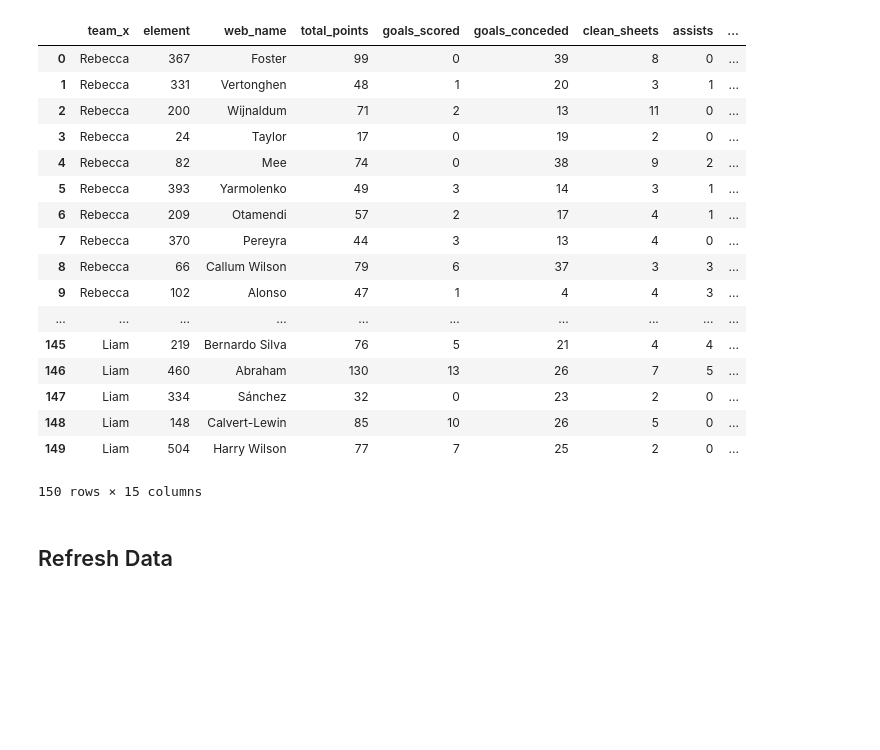
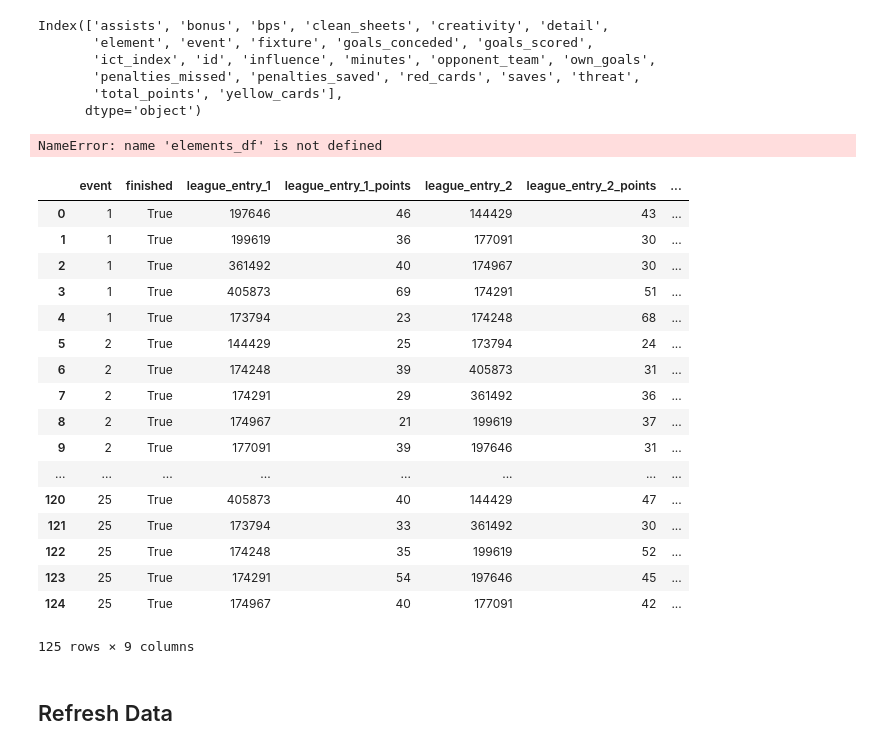
Before and after one commit to leej11/fpl_draft_league, a Jupyter notebook: notebooks/individual_players.ipynb, the cells around one changed output. Cells and saved outputs as stored; diff of their text form; code cells hidden in the pictures; blank space fills up the shorter version.

```diff
--- a/notebooks/individual_players.ipynb
+++ b/notebooks/individual_players.ipynb
@@ -11,24 +11,39 @@ df = utils.get_team_players_data()
-# %%
-df
-# %% [output]
-|  | team_x | element | web_name | total_points | goals_scored | goals_conceded | clean_sheets | assists | ... |
-| 0 | Rebecca | 367 | Foster | 99 | 0 | 39 | 8 | 0 | ... |
-| 1 | Rebecca | 331 | Vertonghen | 48 | 1 | 20 | 3 | 1 | ... |
-| 2 | Rebecca | 200 | Wijnaldum | 71 | 2 | 13 | 11 | 0 | ... |
-| 3 | Rebecca | 24 | Taylor | 17 | 0 | 19 | 2 | 0 | ... |
-| 4 | Rebecca | 82 | Mee | 74 | 0 | 38 | 9 | 2 | ... |
-| 5 | Rebecca | 393 | Yarmolenko | 49 | 3 | 14 | 3 | 1 | ... |
-| 6 | Rebecca | 209 | Otamendi | 57 | 2 | 17 | 4 | 1 | ... |
-| 7 | Rebecca | 370 | Pereyra | 44 | 3 | 13 | 4 | 0 | ... |
-| 8 | Rebecca | 66 | Callum Wilson | 79 | 6 | 37 | 3 | 3 | ... |
-| 9 | Rebecca | 102 | Alonso | 47 | 1 | 4 | 4 | 3 | ... |
-| ... | ... | ... | ... | ... | ... | ... | ... | ... | ... |
-| 145 | Liam | 219 | Bernardo Silva | 76 | 5 | 21 | 4 | 4 | ... |
-| 146 | Liam | 460 | Abraham | 130 | 13 | 26 | 7 | 5 | ... |
-| 147 | Liam | 334 | Sánchez | 32 | 0 | 23 | 2 | 0 | ... |
-| 148 | Liam | 148 | Calvert-Lewin | 85 | 10 | 26 | 5 | 0 | ... |
-| 149 | Liam | 504 | Harry Wilson | 77 | 7 | 25 | 2 | 0 | ... |
-150 rows × 15 columns
+# %%
+df[df['event'] == 25].columns
+# %% [output]
+Index(['assists', 'bonus', 'bps', 'clean_sheets', 'creativity', 'detail',
+       'element', 'event', 'fixture', 'goals_conceded', 'goals_scored',
+       'ict_index', 'id', 'influence', 'minutes', 'opponent_team', 'own_goals',
+       'penalties_missed', 'penalties_saved', 'red_cards', 'saves', 'threat',
+       'total_points', 'yellow_cards'],
+      dtype='object')
+# %%
+df = pd.merge(df, elements_df, left_on='element', right_on='id')
+# %% [output]
+NameError: name 'elements_df' is not defined
+# %%
+league_entry_df, matches_df, standings_df = utils.get_dataframes('../data/details.json')`
+# %%
+matches_df[matches_df['finished'] == True]
+# %% [output]
+|  | event | finished | league_entry_1 | league_entry_1_points | league_entry_2 | league_entry_2_points | ... |
+| 0 | 1 | True | 197646 | 46 | 144429 | 43 | ... |
+| 1 | 1 | True | 199619 | 36 | 177091 | 30 | ... |
+| 2 | 1 | True | 361492 | 40 | 174967 | 30 | ... |
+| 3 | 1 | True | 405873 | 69 | 174291 | 51 | ... |
+| 4 | 1 | True | 173794 | 23 | 174248 | 68 | ... |
+| 5 | 2 | True | 144429 | 25 | 173794 | 24 | ... |
+| 6 | 2 | True | 174248 | 39 | 405873 | 31 | ... |
+| 7 | 2 | True | 174291 | 29 | 361492 | 36 | ... |
+| 8 | 2 | True | 174967 | 21 | 199619 | 37 | ... |
+| 9 | 2 | True | 177091 | 39 | 197646 | 31 | ... |
+| ... | ... | ... | ... | ... | ... | ... | ... |
+| 120 | 25 | True | 405873 | 40 | 144429 | 47 | ... |
+| 121 | 25 | True | 173794 | 33 | 361492 | 30 | ... |
+| 122 | 25 | True | 174248 | 35 | 199619 | 52 | ... |
+| 123 | 25 | True | 174291 | 54 | 197646 | 45 | ... |
+| 124 | 25 | True | 174967 | 40 | 177091 | 42 | ... |
+125 rows × 9 columns
 # %% [markdown]
 ## Refresh Data
 # %%
```
Also changed, not shown: parts of 3 cells of this notebook, 2 other files.
